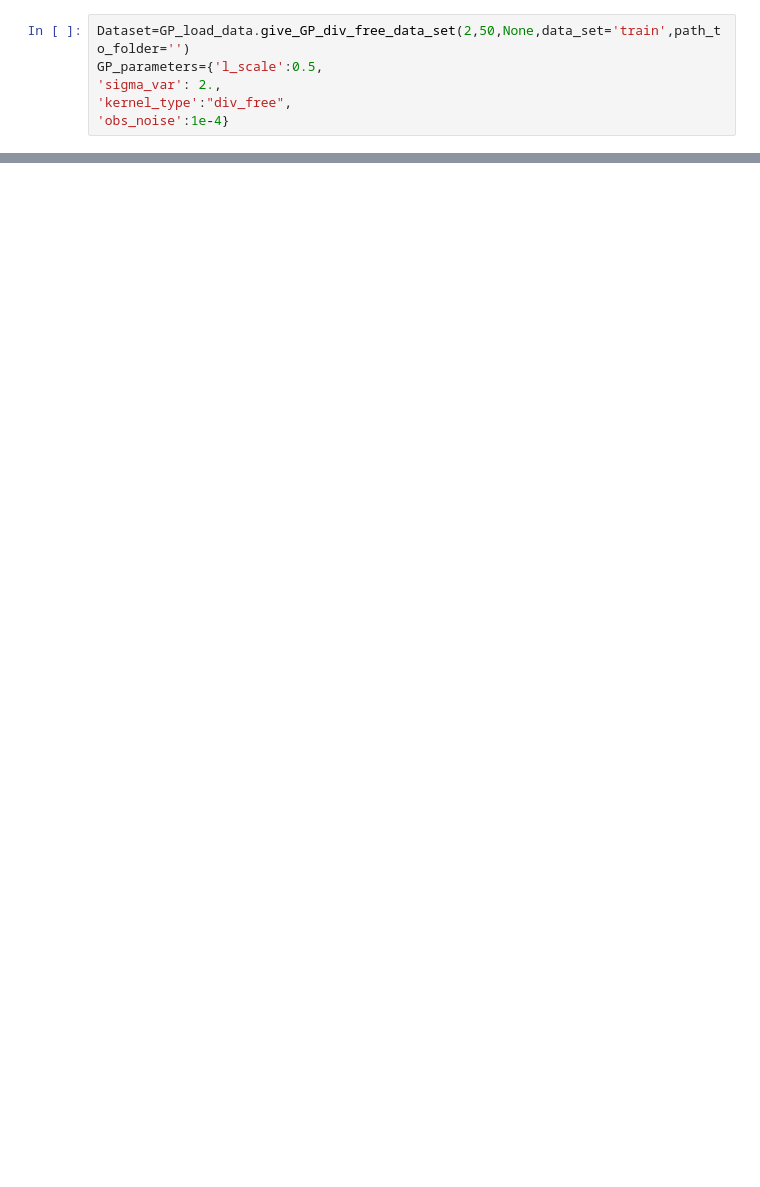
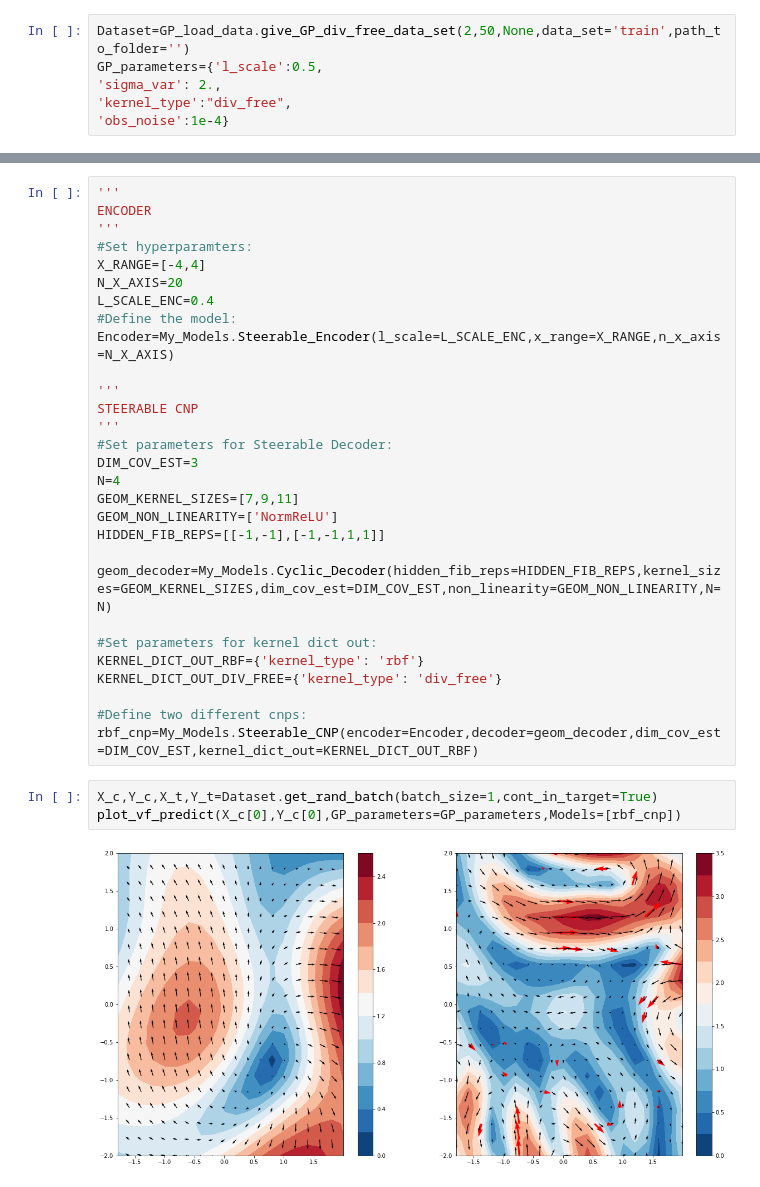
Before and after one commit to PeterHolderrieth/Steerable_CNPs, a Jupyter notebook: Tasks/GP_div_free_small/test_and_plot.ipynb, the cells around one changed output, grey strips where cells are left out. Saved outputs shown, nothing was run; the diff lists cells and outputs as text; blank space fills up the shorter version.

```diff
--- a/Tasks/GP_div_free_small/test_and_plot.ipynb
+++ b/Tasks/GP_div_free_small/test_and_plot.ipynb
@@ -43,0 +125,34 @@ My_Tools.Plot_Inference_2d(X_c[0],Y_c[0],X_t[0],Y_t[0],Predict=Means,Cov_Mat=Cov
+# %%
+'''
+ENCODER
+'''
+#Set hyperparamters:
+X_RANGE=[-4,4]
+N_X_AXIS=20
+L_SCALE_ENC=0.4
+#Define the model:
+Encoder=My_Models.Steerable_Encoder(l_scale=L_SCALE_ENC,x_range=X_RANGE,n_x_axis=N_X_AXIS)
+
+'''
+STEERABLE CNP
+'''
+#Set parameters for Steerable Decoder:
+DIM_COV_EST=3
+N=4
+GEOM_KERNEL_SIZES=[7,9,11]
+GEOM_NON_LINEARITY=['NormReLU']
+HIDDEN_FIB_REPS=[[-1,-1],[-1,-1,1,1]]
+
+geom_decoder=My_Models.Cyclic_Decoder(hidden_fib_reps=HIDDEN_FIB_REPS,kernel_sizes=GEOM_KERNEL_SIZES,dim_cov_est=DIM_COV_EST,non_linearity=GEOM_NON_LINEARITY,N=N)
+
+#Set parameters for kernel dict out:
+KERNEL_DICT_OUT_RBF={'kernel_type': 'rbf'}
+KERNEL_DICT_OUT_DIV_FREE={'kernel_type': 'div_free'}
+
+#Define two different cnps:
+rbf_cnp=My_Models.Steerable_CNP(encoder=Encoder,decoder=geom_decoder,dim_cov_est=DIM_COV_EST,kernel_dict_out=KERNEL_DICT_OUT_RBF)
+# %%
+X_c,Y_c,X_t,Y_t=Dataset.get_rand_batch(batch_size=1,cont_in_target=True)
+plot_vf_predict(X_c[0],Y_c[0],GP_parameters=GP_parameters,Models=[rbf_cnp])
+# %% [output]
+[figure, added]
```
Also changed, not shown: parts of 6 cells of this notebook, 2 other files.
